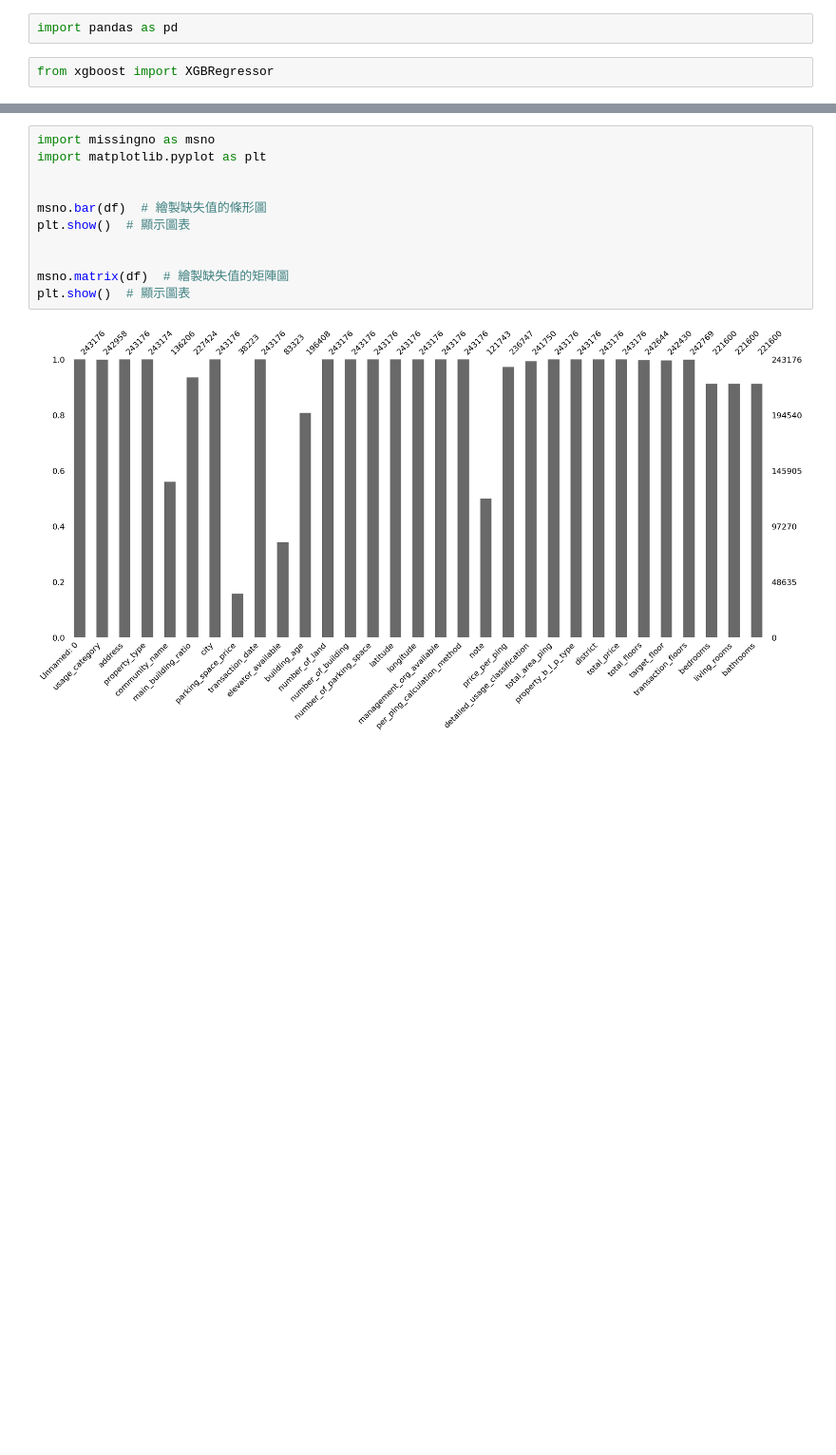
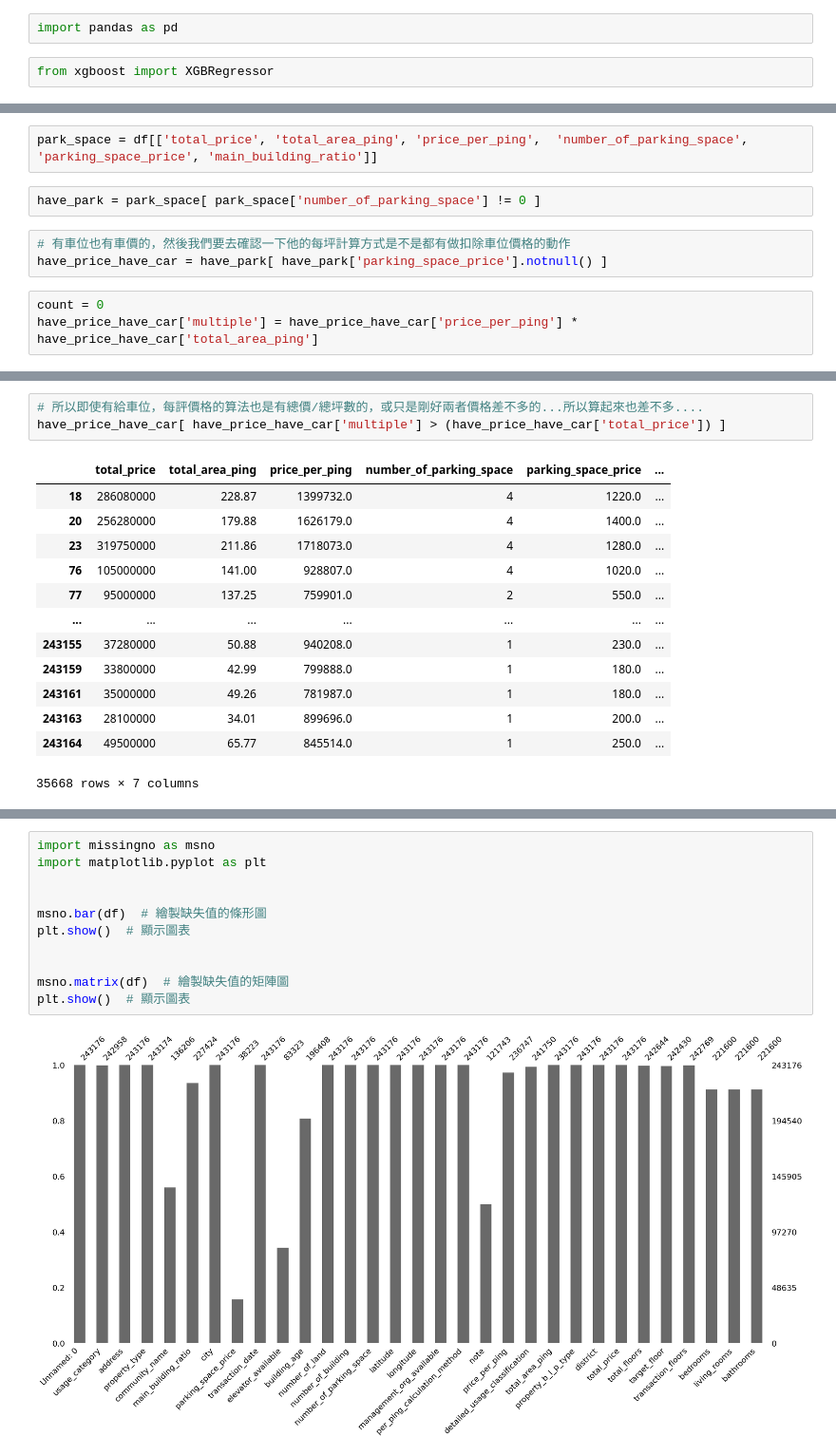
Before and after one commit to BDSE34-group3/project_house_price, a Jupyter notebook: data_clean/EDA_clean.ipynb, the cells around one changed output, grey strips where cells are left out. Shown at 95% size. Cells and saved outputs as stored; diff of their text form; blank space fills up the shorter version.

```diff
--- a/data_clean/EDA_clean.ipynb
+++ b/data_clean/EDA_clean.ipynb
@@ -6,0 +9,10 @@ df = pd.read_csv("../data/內政部實價登錄_data/台北市_10101_11303_房
+# %%
+park_space = df[['total_price', 'total_area_ping', 'price_per_ping',  'number_of_parking_space', 'parking_space_price', 'main_building_ratio']]
+# %%
+have_park = park_space[ park_space['number_of_parking_space'] != 0 ]
+# %%
+# 有車位也有車價的，然後我們要去確認一下他的每坪計算方式是不是都有做扣除車位價格的動作
+have_price_have_car = have_park[ have_park['parking_space_price'].notnull() ]
+# %%
+count = 0
+have_price_have_car['multiple'] = have_price_have_car['price_per_ping'] * have_price_have_car['total_area_ping']
@@ -6,0 +42,17 @@ df = pd.read_csv("../data/內政部實價登錄_data/台北市_10101_11303_房
+# %%
+# 所以即使有給車位，每評價格的算法也是有總價/總坪數的，或只是剛好兩者價格差不多的...所以算起來也差不多....
+have_price_have_car[ have_price_have_car['multiple'] > (have_price_have_car['total_price']) ]
+# %% [output]
+|  | total_price | total_area_ping | price_per_ping | number_of_parking_space | parking_space_price | ... |
+| 18 | 286080000 | 228.87 | 1399732.0 | 4 | 1220.0 | ... |
+| 20 | 256280000 | 179.88 | 1626179.0 | 4 | 1400.0 | ... |
+| 23 | 319750000 | 211.86 | 1718073.0 | 4 | 1280.0 | ... |
+| 76 | 105000000 | 141.00 | 928807.0 | 4 | 1020.0 | ... |
+| 77 | 95000000 | 137.25 | 759901.0 | 2 | 550.0 | ... |
+| ... | ... | ... | ... | ... | ... | ... |
+| 243155 | 37280000 | 50.88 | 940208.0 | 1 | 230.0 | ... |
+| 243159 | 33800000 | 42.99 | 799888.0 | 1 | 180.0 | ... |
+| 243161 | 35000000 | 49.26 | 781987.0 | 1 | 180.0 | ... |
+| 243163 | 28100000 | 34.01 | 899696.0 | 1 | 200.0 | ... |
+| 243164 | 49500000 | 65.77 | 845514.0 | 1 | 250.0 | ... |
+35668 rows × 7 columns
```
Also changed, not shown: parts of 6 cells of this notebook, 4 other files.
